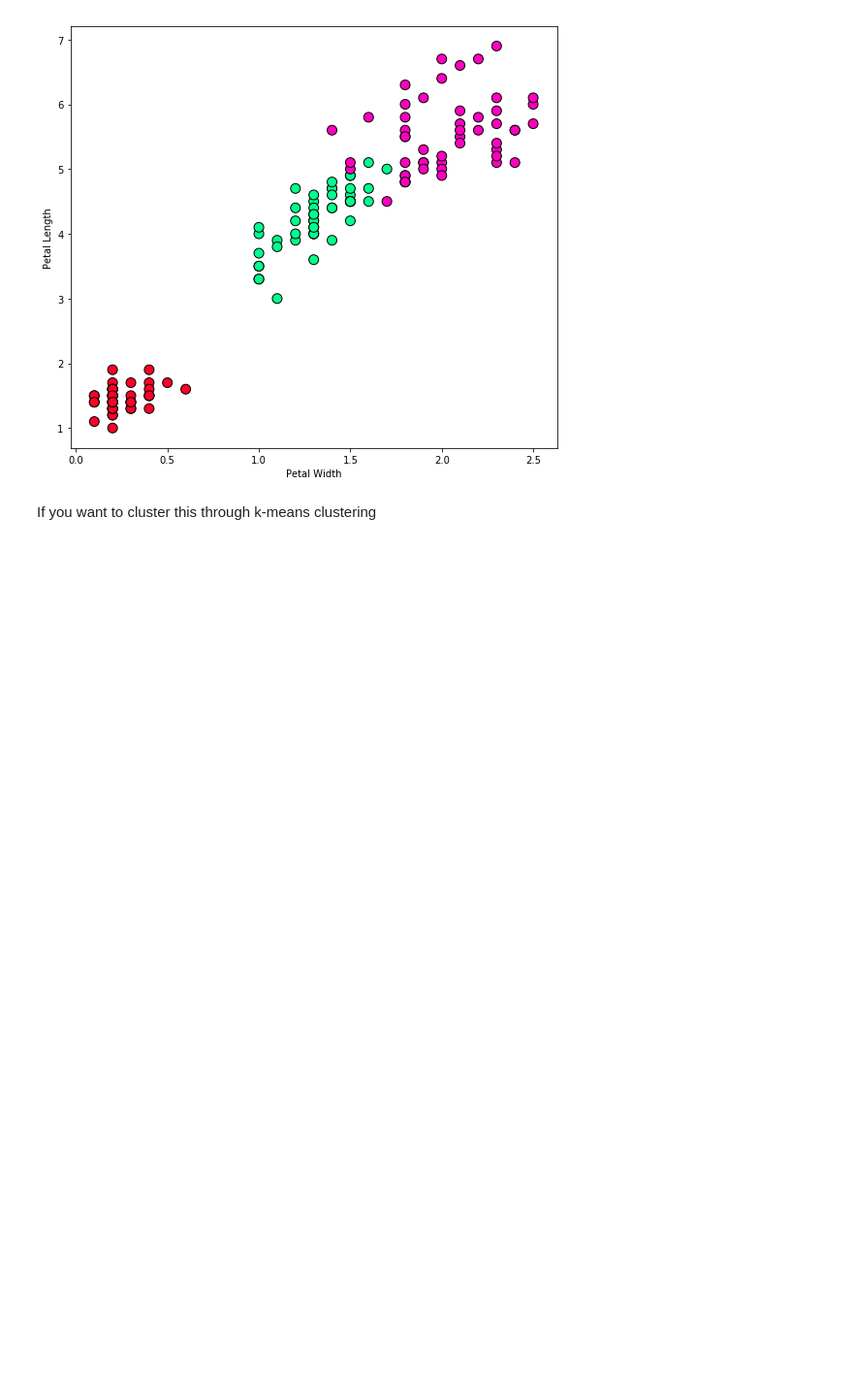
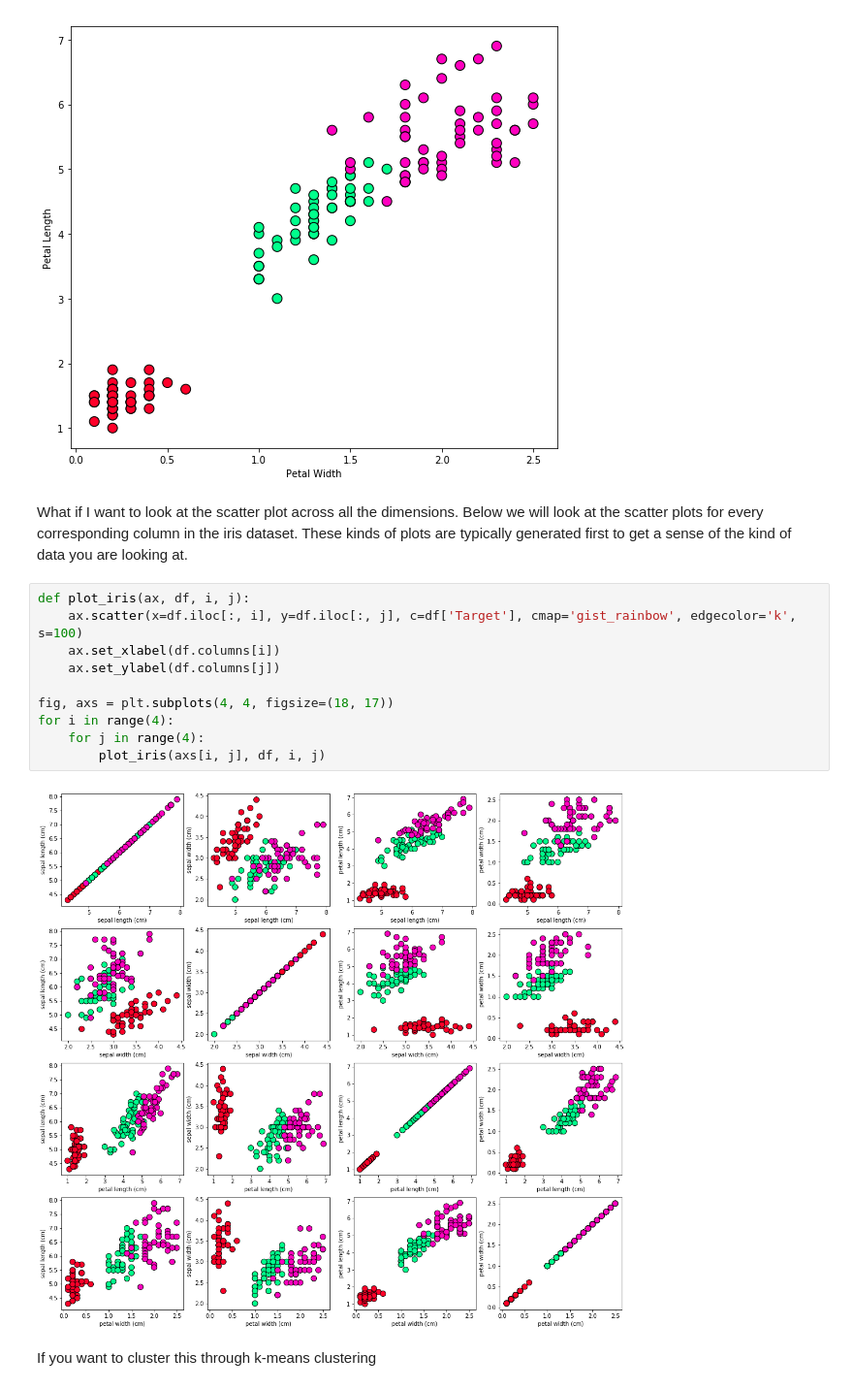
Before and after one commit to chaitanya2334/jupyter-tutorial, a Jupyter notebook: Tutorial_with_iris.ipynb, the cells around one changed output. Shown at 97% size. Cells and saved outputs as stored; diff of their text form; blank space fills up the shorter version.

```diff
--- a/Tutorial_with_iris.ipynb
+++ b/Tutorial_with_iris.ipynb
@@ -58,6 +58,20 @@ plt.ylabel('Petal Length')
 # %% [output]
 Text(0, 0.5, 'Petal Length')
 [figure]
+# %% [markdown]
+What if I want to look at the scatter plot across all the dimensions. Below we will look at the scatter plots for every corresponding column in the iris dataset. These kinds of plots are typically generated first to get a sense of the kind of data you are looking at.
+# %%
+def plot_iris(ax, df, i, j):
+    ax.scatter(x=df.iloc[:, i], y=df.iloc[:, j], c=df['Target'], cmap='gist_rainbow', edgecolor='k', s=100)
+    ax.set_xlabel(df.columns[i])
+    ax.set_ylabel(df.columns[j])
+
+fig, axs = plt.subplots(4, 4, figsize=(18, 17))
+for i in range(4):
+    for j in range(4):
+        plot_iris(axs[i, j], df, i, j)
+# %% [output]
+[figure, added]
 # %% [markdown]
 If you want to cluster this through k-means clustering
 # %%
```
